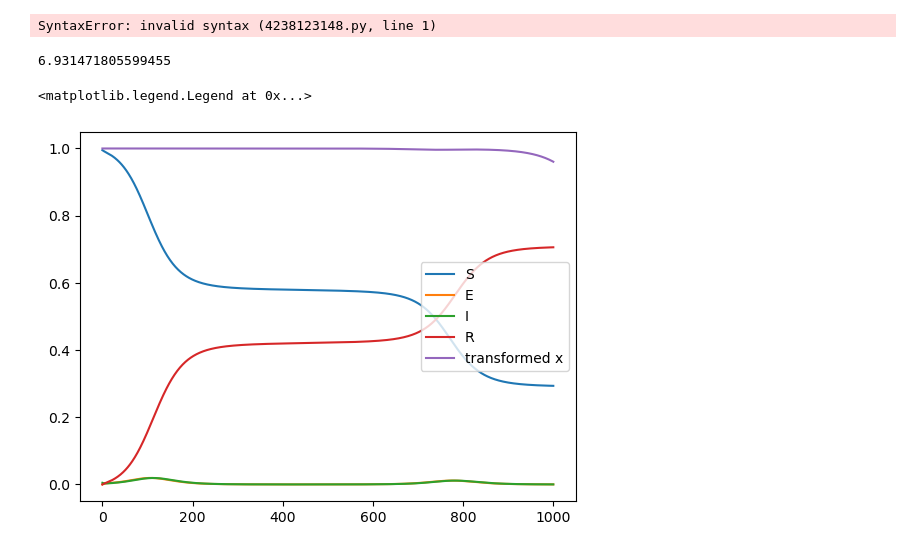
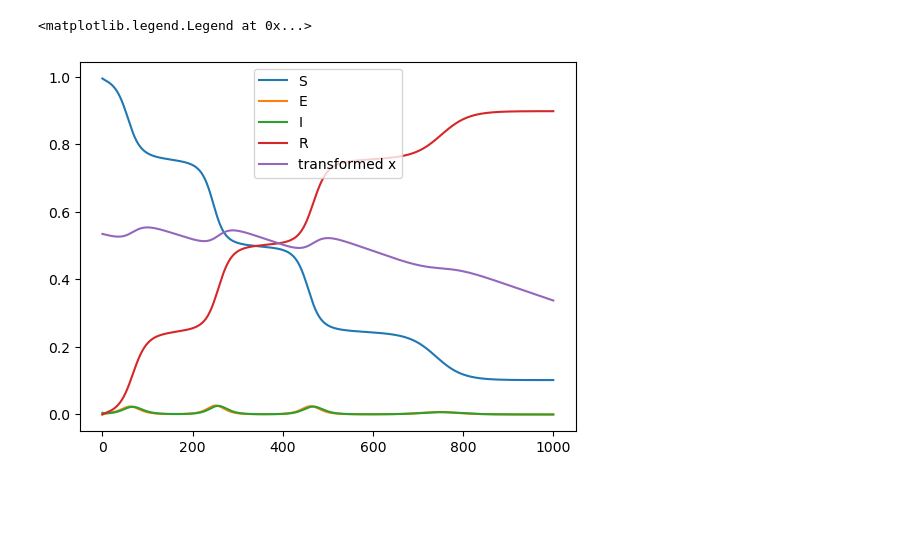
Before and after one commit to maxwellyue1/AARMS_Summer_School, a Jupyter notebook: analysis_on_re_rf.ipynb, the cells around one changed output. Saved outputs shown, nothing was run; the diff lists cells and outputs as text; code cells hidden in the pictures; blank space fills up the shorter version.

```diff
--- a/analysis_on_re_rf.ipynb
+++ b/analysis_on_re_rf.ipynb
@@ -4,4 +5,0 @@ from python_code_waves import *
-# %%
-re_space =
-# %% [output]
-SyntaxError: invalid syntax (4238123148.py, line 1)
@@ -8,15 +9,14 @@ SyntaxError: invalid syntax (4238123148.py, line 1)
 # %%
-solution = solve_seirx_model(re = 0.1, rf = 0.01)
+solution = solve_seirx_model(re = 1, rf = 0.01)
 t = np.linspace(0, 1000, 1001)
 plt.figure(1)
 plt.plot(t, solution[:, 0], label = 'S')
 plt.plot(t, solution[:, 1], label = 'E')
 plt.plot(t, solution[:, 2], label = 'I')
 plt.plot(t, solution[:, 3], label = 'R')
 #plt.plot(t, solve_seirx_model()[:, 4], label = 'X')
-plt.plot(t, 0.5 * np.tanh(solution[:, 4]) + 0.5, label = 'transformed x')
+plt.plot(t, 0.5 * np.tanh(0.1 *solution[:, 4]) + 0.5, label = 'transformed x')
 plt.legend()
 # %% [output]
-6.931471805599455
+<matplotlib.legend.Legend at 0x...>
-<matplotlib.legend.Legend at 0x...>
-[figure, old version]
+[figure, new version]
```
Also changed, not shown: parts of 3 cells of this notebook, 2 other files.
